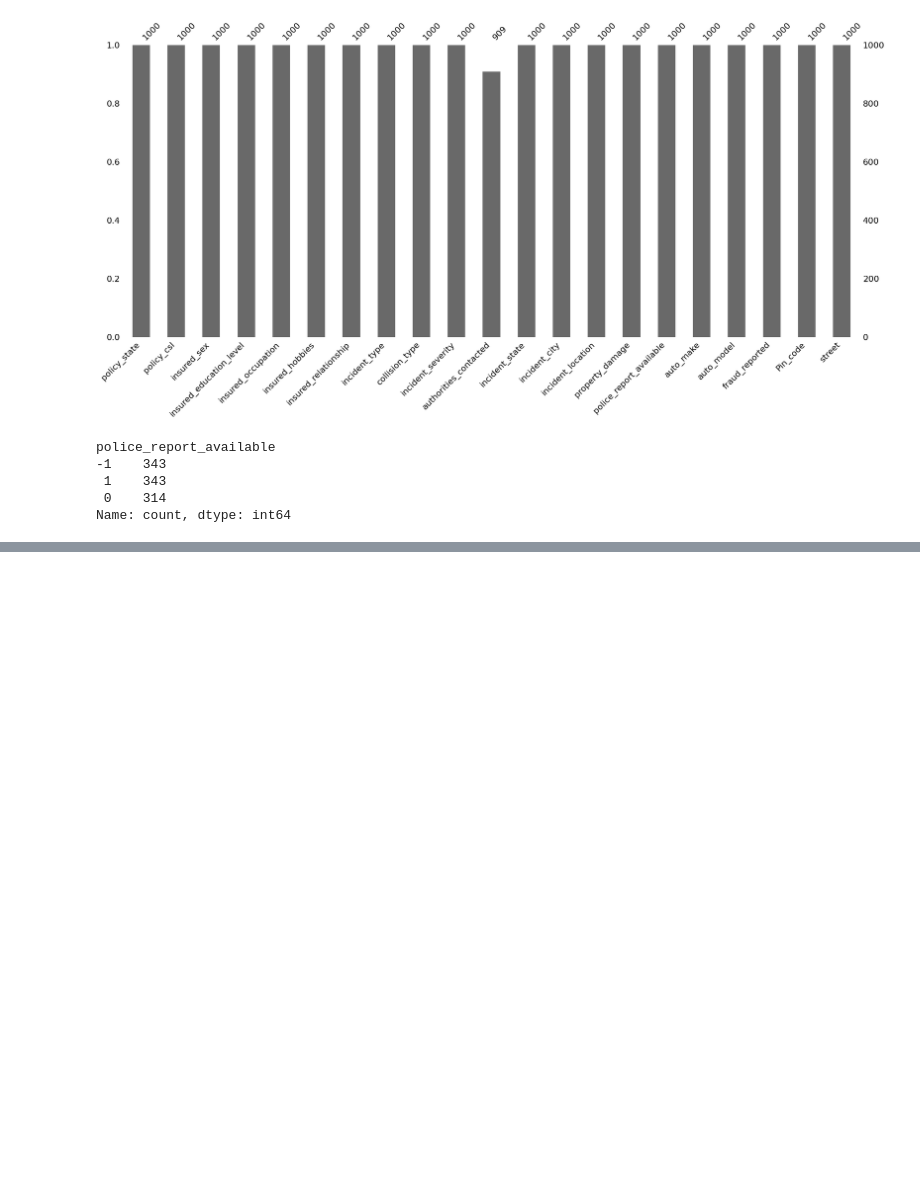
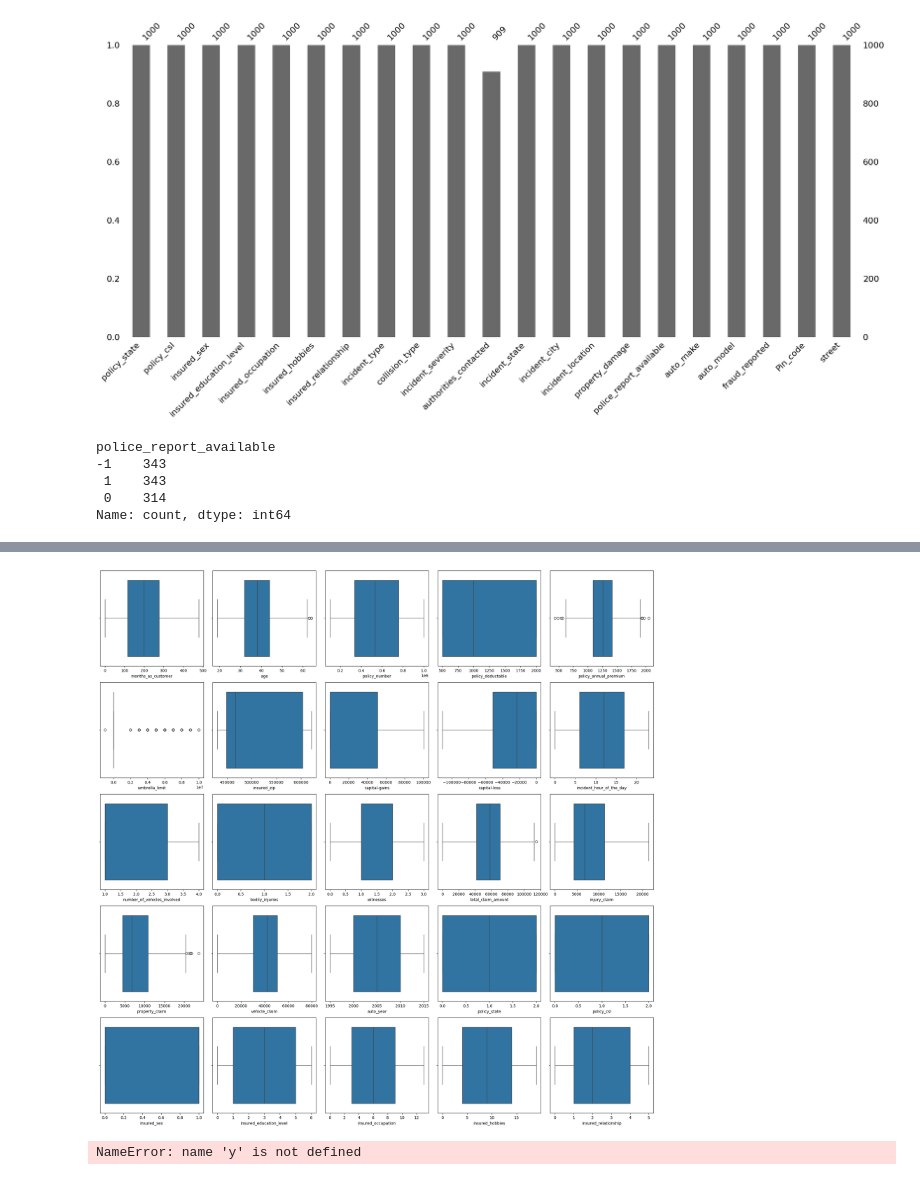
Before and after one commit to vipdurgade/Auto_Fraud_Detection, a Jupyter notebook: notebook.ipynb, the cells around one changed output, grey strips where cells are left out. Saved outputs shown, nothing was run; the diff lists cells and outputs as text; code cells hidden in the pictures; blank space fills up the shorter version.

```diff
--- a/notebook.ipynb
+++ b/notebook.ipynb
@@ -257,0 +251,28 @@ Correlation matrix is empty — check numeric columns and data.
+# %%
+all_numerical.drop('_c39', axis=1, inplace=True)
+# %%
+plt.figure(figsize=(20, 20))
+
+# How many boxplots to show in grid
+plotnumber = 1
+
+# Loop through each numerical column
+for col in all_numerical.columns:
+    if plotnumber <= 25:  # 5x5 grid
+        ax = plt.subplot(5, 5, plotnumber)
+        sns.boxplot(x=all_numerical[col], ax=ax)
+        plt.xlabel(col, fontsize=10)
+        plotnumber += 1
+
+plt.tight_layout()
+plt.show()
+# %% [output]
+[figure, added]
+# %%
+# splitting data into training set and test set
+
+from sklearn.model_selection import train_test_split
+
+X_train, X_test, y_train, y_test = train_test_split(all_numerical, y, test_size = 0.25)
+# %% [output]
+NameError: name 'y' is not defined
```
Also changed, not shown: parts of 14 cells of this notebook.
